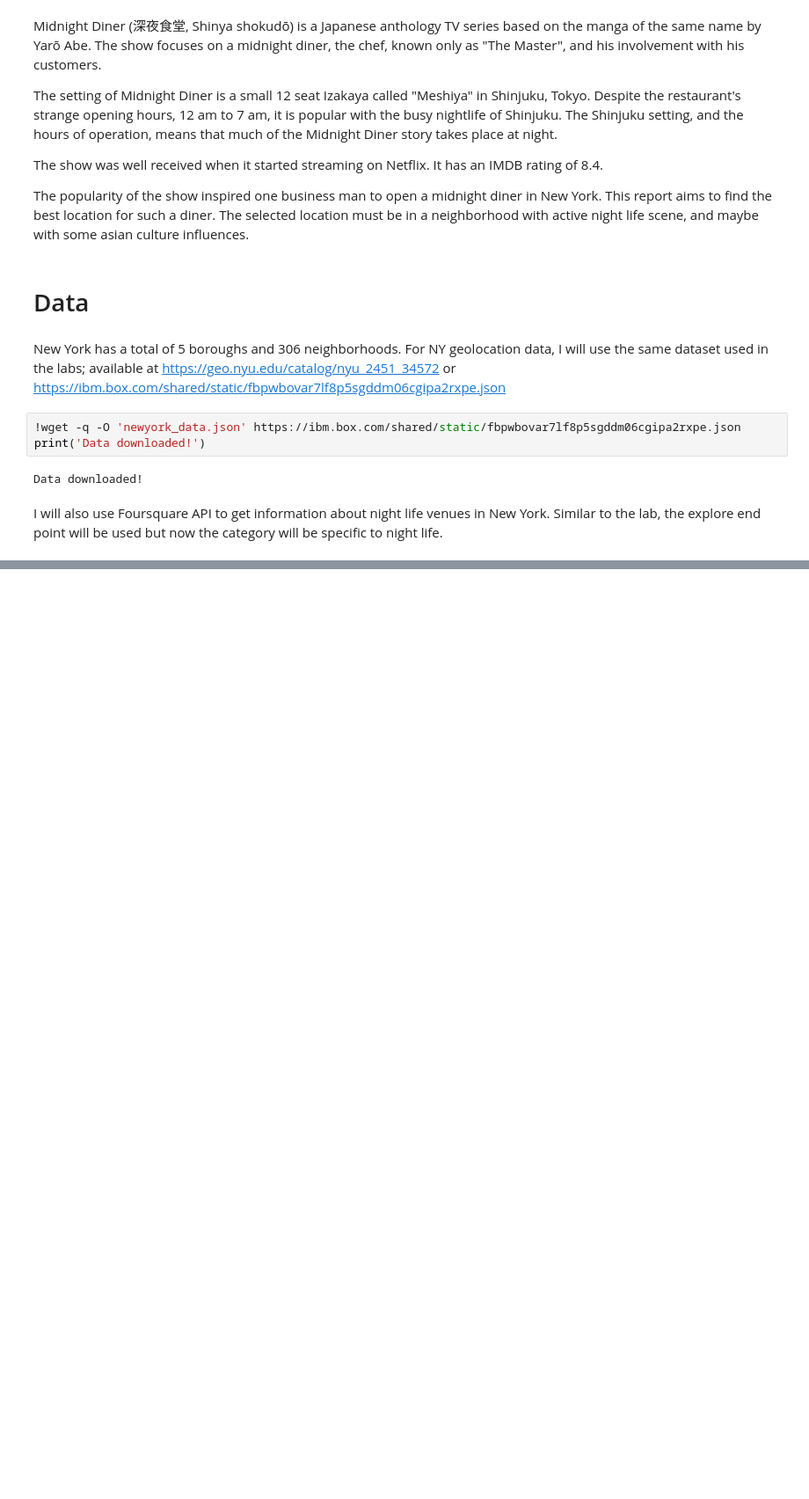
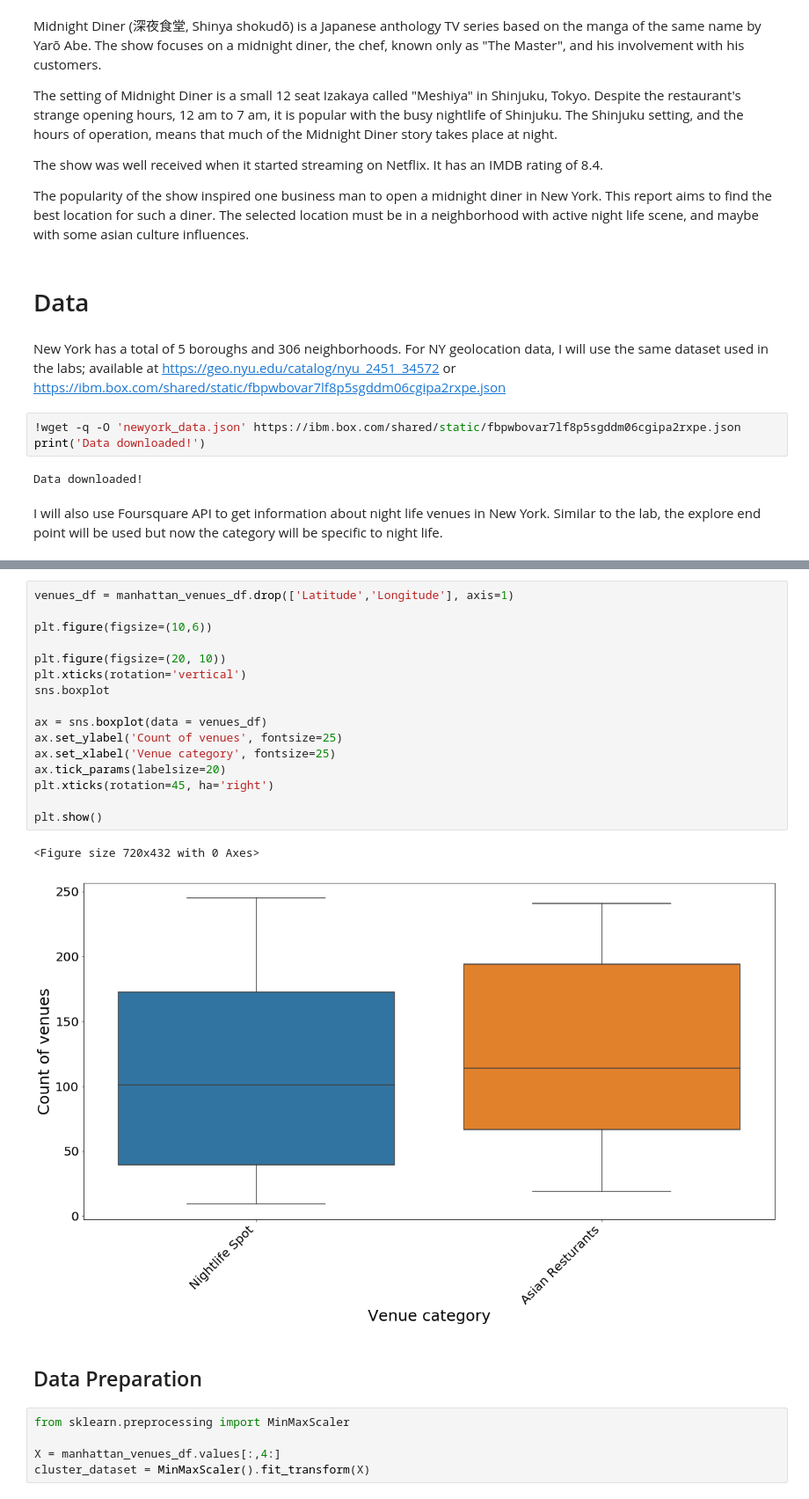
Before and after one commit to thesmartgirl/Coursera_Capstone, a Jupyter notebook: NY Midnight Diner.ipynb, the cells around one changed output, grey strips where cells are left out. Shown at 88% size. Drawn from its saved outputs; the diff is of its cells as text; blank space fills up the shorter version.

```diff
--- a/NY Midnight Diner.ipynb
+++ b/NY Midnight Diner.ipynb
@@ -21,0 +360,26 @@ I will also use Foursquare API to get information about night life venues in New
+# %%
+venues_df = manhattan_venues_df.drop(['Latitude','Longitude'], axis=1)
+
+plt.figure(figsize=(10,6))
+
+plt.figure(figsize=(20, 10))
+plt.xticks(rotation='vertical')
+sns.boxplot
+
+ax = sns.boxplot(data = venues_df)
+ax.set_ylabel('Count of venues', fontsize=25)
+ax.set_xlabel('Venue category', fontsize=25)
+ax.tick_params(labelsize=20)
+plt.xticks(rotation=45, ha='right')
+
+plt.show()
+# %% [output]
+<Figure size 720x432 with 0 Axes>
+[figure, added]
+# %% [markdown]
+<h2>Data Preparation
+# %%
+from sklearn.preprocessing import MinMaxScaler
+
+X = manhattan_venues_df.values[:,4:]
+cluster_dataset = MinMaxScaler().fit_transform(X)
```
Also changed, not shown: parts of 42 cells of this notebook.
